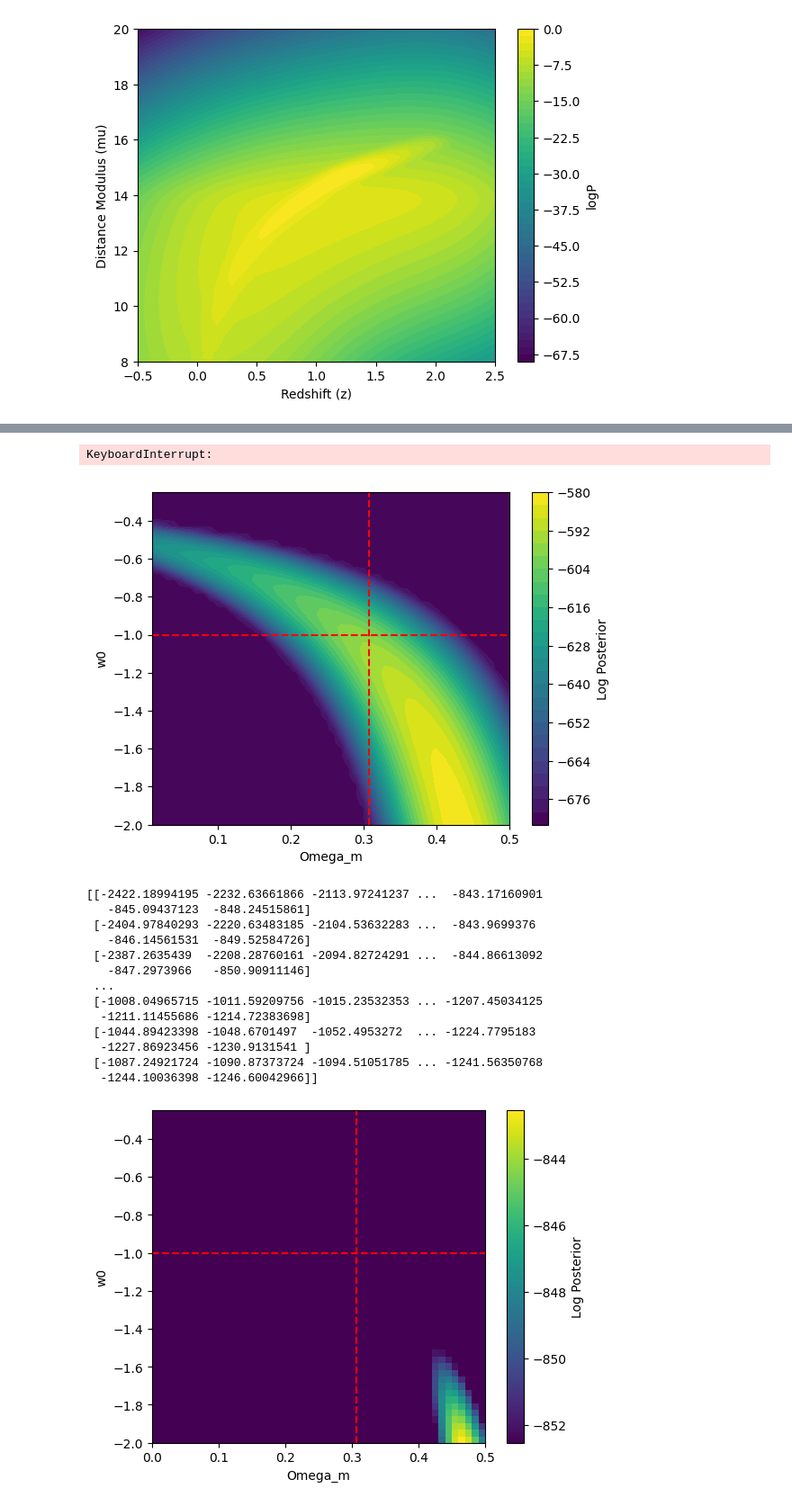
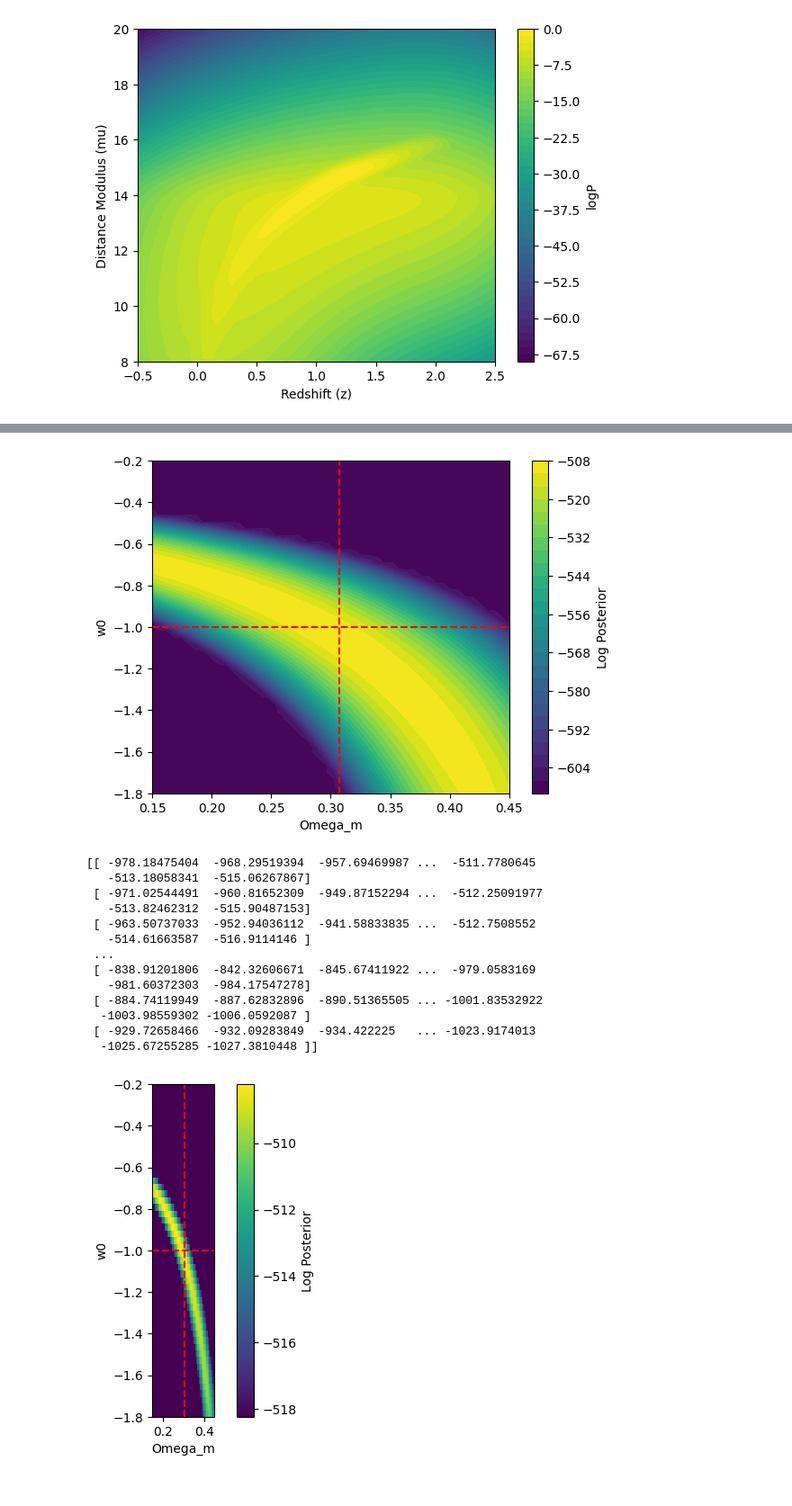
Before and after one commit to ConnorStoneAstro/cosmographi, a Jupyter notebook: docs/zmucosmology v2.ipynb, the cells around one changed output, grey strips where cells are left out. Shown at 90% size. Cells and saved outputs as stored; diff of their text form; code cells hidden in the pictures.

```diff
--- a/docs/zmucosmology v2.ipynb
+++ b/docs/zmucosmology v2.ipynb
@@ -357,15 +349,13 @@ Exception:
 # %%
 N = 50
-Om = jnp.linspace(0.1, 0.5, N)
-Ow = jnp.linspace(-1.25, -0.25, N)
+Om = jnp.linspace(0.15, 0.45, N)
+Ow = jnp.linspace(-1.8, -0.2, N)
 x = jnp.stack(jnp.meshgrid(Om, Ow, indexing="xy"), axis=-1)
 Lp = (
     cg.utils.vmap_chunked1d(posterior.log_posterior, chunk_size=5, prog_bar=True)(x.reshape(-1, 2))
     .reshape(N, N)
     .block_until_ready()
 )
-# %% [output]
-KeyboardInterrupt:
 # %%
 plt.contourf(Om, Ow, jnp.clip(Lp, a_min=jnp.max(Lp) - 100), levels=32, cmap="viridis")
 plt.axvline(cosmo_mean[0], color="r", linestyle="--", label="True Omega_m")
@@ -375,40 +365,40 @@ plt.xlabel("Omega_m")
 plt.ylabel("w0")
 plt.show()
 # %% [output]
-[figure, old version]
+[figure, new version]
 # %%
 print(Lp)
 # %% [output]
-[[-2422.18994195 -2232.63661866 -2113.97241237 ...  -843.17160901
-   -845.09437123  -848.24515861]
- [-2404.97840293 -2220.63483185 -2104.53632283 ...  -843.9699376
-   -846.14561531  -849.52584726]
- [-2387.2635439  -2208.28760161 -2094.82724291 ...  -844.86613092
-   -847.2973966   -850.90911146]
+[[ -978.18475404  -968.29519394  -957.69469987 ...  -511.7780645
+   -513.18058341  -515.06267867]
+ [ -971.02544491  -960.81652309  -949.87152294 ...  -512.25091977
+   -513.82462312  -515.90487153]
+ [ -963.50737033  -952.94036112  -941.58833835 ...  -512.7508552
+   -514.61663587  -516.9114146 ]
  ...
- [-1008.04965715 -1011.59209756 -1015.23532353 ... -1207.45034125
-  -1211.11455686 -1214.72383698]
- [-1044.89423398 -1048.6701497  -1052.4953272  ... -1224.7795183
-  -1227.86923456 -1230.9131541 ]
- [-1087.24921724 -1090.87373724 -1094.51051785 ... -1241.56350768
-  -1244.10036398 -1246.60042966]]
+ [ -838.91201806  -842.32606671  -845.67411922 ...  -979.0583169
+   -981.60372303  -984.17547278]
+ [ -884.74119949  -887.62832896  -890.51365505 ... -1001.83532922
+  -1003.98559302 -1006.0592087 ]
+ [ -929.72658466  -932.09283849  -934.422225   ... -1023.9174013
+  -1025.67255285 -1027.3810448 ]]
 # %%
 plt.imshow(
     Lp,
     cmap="viridis",
     vmin=jnp.max(Lp) - 10,
     origin="lower",
-    extent=(0, 0.5, -2, -0.25),
+    extent=(jnp.min(Om), jnp.max(Om), jnp.min(Ow), jnp.max(Ow)),
     interpolation="none",
 )
-plt.gca().set_aspect((0.5 - 0) / (-0.25 - -2))
+# plt.gca().set_aspect((0.5 - 0) / (-0.25 - -2))
 plt.axvline(cosmo_mean[0], color="r", linestyle="--", label="True Omega_m")
 plt.axhline(cosmo_mean[1], color="r", linestyle="--", label="True w0")
 plt.colorbar(label="Log Posterior")
 plt.xlabel("Omega_m")
 plt.ylabel("w0")
 plt.show()
 # %% [output]
-[figure, old version]
+[figure, new version]
 # %%
 raise Exception()
```
Also changed, not shown: parts of 13 cells of this notebook, 3 other files.
